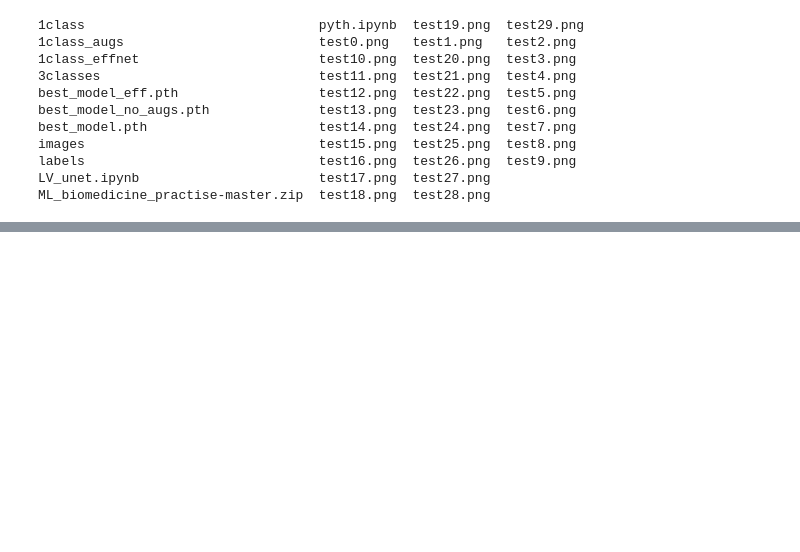
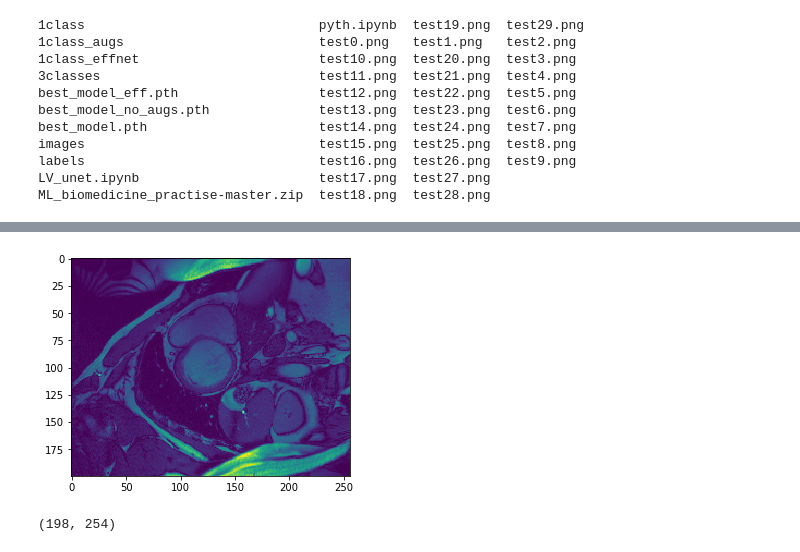
Before and after one commit to euloo/acdc, a Jupyter notebook: LV_unet.ipynb, the cells around one changed output, grey strips where cells are left out. Cells and saved outputs as stored; diff of their text form; code cells hidden in the pictures; blank space fills up the shorter version.

```diff
--- a/LV_unet.ipynb
+++ b/LV_unet.ipynb
@@ -531,0 +625,4 @@ ML_biomedicine_practise-master.zip  test18.png  test28.png
+# %%
+plt.imshow(im);
+# %% [output]
+[figure, added]
@@ -531,0 +631,4 @@ ML_biomedicine_practise-master.zip  test18.png  test28.png
+# %%
+im_conv1.shape
+# %% [output]
+(198, 254)
```
Also changed, not shown: parts of 40 cells of this notebook.
